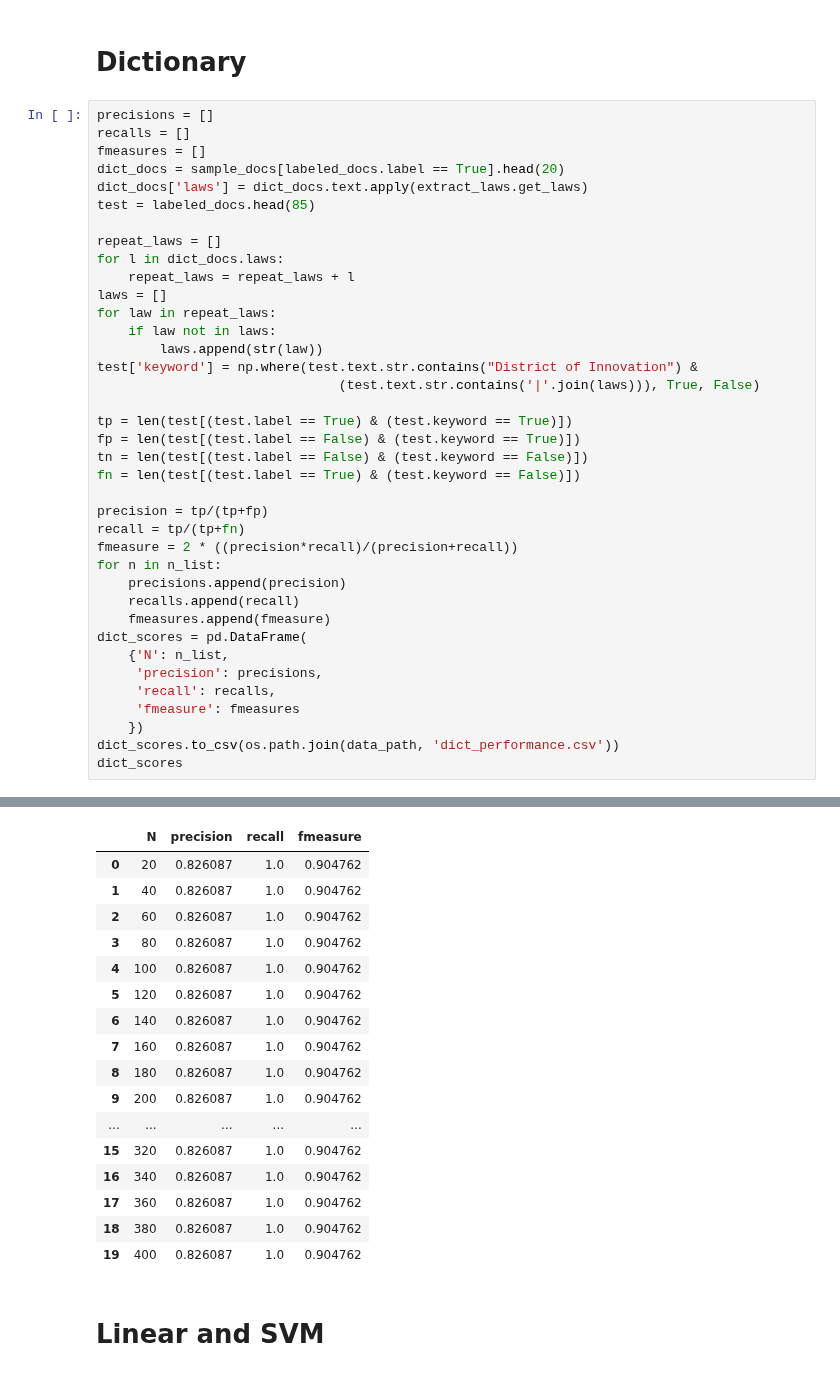
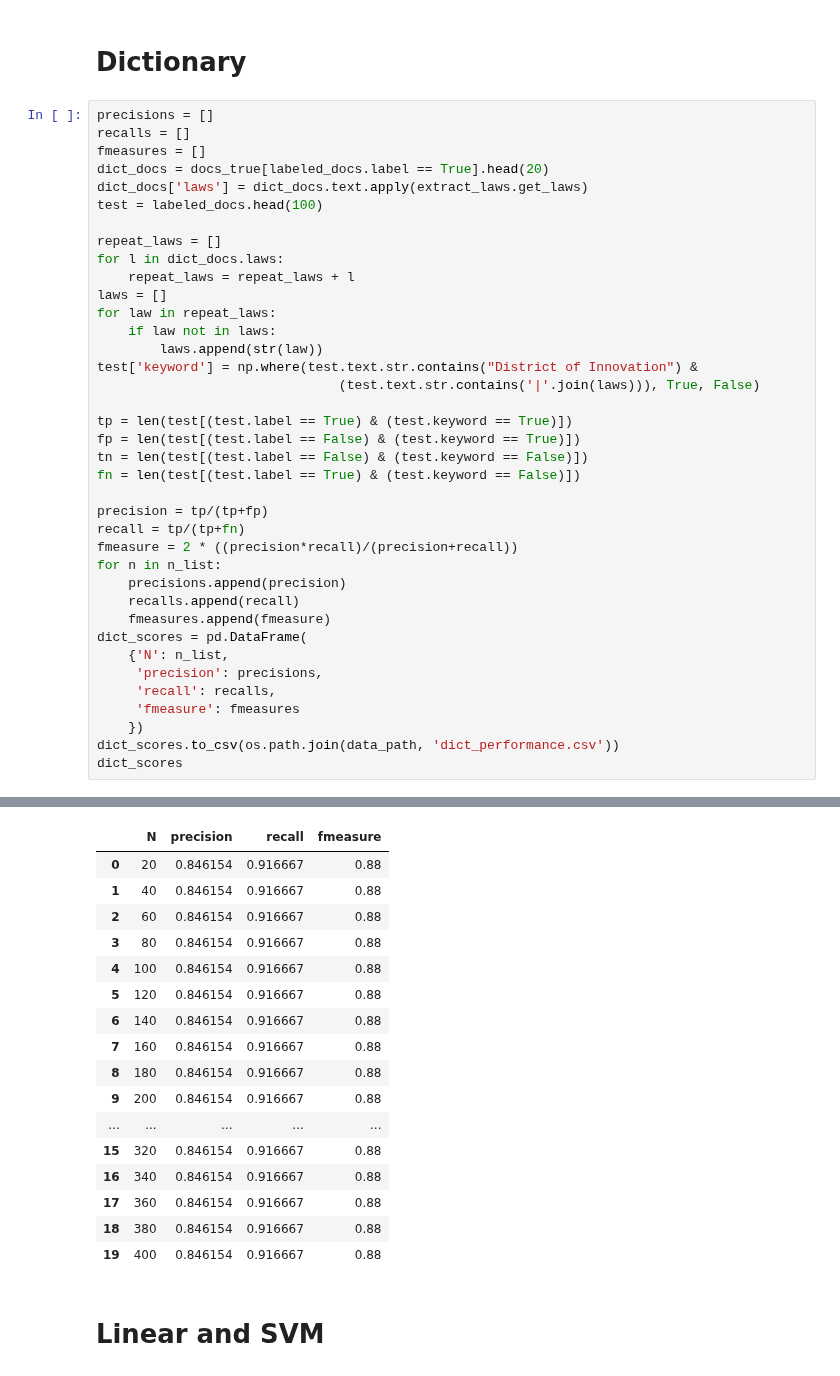
Before and after one commit to KylieLAnglin/dofis, a Jupyter notebook: data_from_plans/03_train_classifiers_and_make_learning_curve.ipynb, the cells around one changed output, grey strips where cells are left out. Drawn from its saved outputs; the diff is of its cells as text.

Commit message:
Fixed learning curve sample and lasso penalty

```diff
--- a/data_from_plans/03_train_classifiers_and_make_learning_curve.ipynb
+++ b/data_from_plans/03_train_classifiers_and_make_learning_curve.ipynb
@@ -51,9 +55,9 @@ n_list = [20, 40, 60, 80, 100, 120, 140, 160, 180, 200, 220, 240, 260, 280, 300,
 precisions = []
 recalls = []
 fmeasures = []
-dict_docs = sample_docs[labeled_docs.label == True].head(20)
+dict_docs = docs_true[labeled_docs.label == True].head(20)
 dict_docs['laws'] = dict_docs.text.apply(extract_laws.get_laws)
-test = labeled_docs.head(85)
+test = labeled_docs.head(100)
 
 repeat_laws = []
 for l in dict_docs.laws:
@@ -64,49 +68,49 @@ for law in repeat_laws:
         laws.append(str(law))
 test['keyword'] = np.where(test.text.str.contains("District of Innovation") &
                                (test.text.str.contains('|'.join(laws))), True, False)
 
 tp = len(test[(test.label == True) & (test.keyword == True)])
 fp = len(test[(test.label == False) & (test.keyword == True)])
 tn = len(test[(test.label == False) & (test.keyword == False)])
 fn = len(test[(test.label == True) & (test.keyword == False)])
 
 precision = tp/(tp+fp)
 recall = tp/(tp+fn)
 fmeasure = 2 * ((precision*recall)/(precision+recall))
 for n in n_list:
     precisions.append(precision)
     recalls.append(recall)
     fmeasures.append(fmeasure)
 dict_scores = pd.DataFrame(
     {'N': n_list,
      'precision': precisions,
      'recall': recalls,
      'fmeasure': fmeasures
     })
 dict_scores.to_csv(os.path.join(data_path, 'dict_performance.csv'))
 dict_scores
 # %% [output]
 A value is trying to be set on a copy of a slice from a DataFrame.
 Try using .loc[row_indexer,col_indexer] = value instead
 
 See the caveats in the documentation: http://pandas.pydata.org/pandas-docs/stable/indexing.html#indexing-view-versus-copy
 |  | N | precision | recall | fmeasure |
-| 0 | 20 | 0.826087 | 1.0 | 0.904762 |
-| 1 | 40 | 0.826087 | 1.0 | 0.904762 |
-| 2 | 60 | 0.826087 | 1.0 | 0.904762 |
-| 3 | 80 | 0.826087 | 1.0 | 0.904762 |
-| 4 | 100 | 0.826087 | 1.0 | 0.904762 |
-| 5 | 120 | 0.826087 | 1.0 | 0.904762 |
-| 6 | 140 | 0.826087 | 1.0 | 0.904762 |
-| 7 | 160 | 0.826087 | 1.0 | 0.904762 |
-| 8 | 180 | 0.826087 | 1.0 | 0.904762 |
-| 9 | 200 | 0.826087 | 1.0 | 0.904762 |
+| 0 | 20 | 0.846154 | 0.916667 | 0.88 |
+| 1 | 40 | 0.846154 | 0.916667 | 0.88 |
+| 2 | 60 | 0.846154 | 0.916667 | 0.88 |
+| 3 | 80 | 0.846154 | 0.916667 | 0.88 |
+| 4 | 100 | 0.846154 | 0.916667 | 0.88 |
+| 5 | 120 | 0.846154 | 0.916667 | 0.88 |
+| 6 | 140 | 0.846154 | 0.916667 | 0.88 |
+| 7 | 160 | 0.846154 | 0.916667 | 0.88 |
+| 8 | 180 | 0.846154 | 0.916667 | 0.88 |
+| 9 | 200 | 0.846154 | 0.916667 | 0.88 |
 | ... | ... | ... | ... | ... |
-| 15 | 320 | 0.826087 | 1.0 | 0.904762 |
-| 16 | 340 | 0.826087 | 1.0 | 0.904762 |
-| 17 | 360 | 0.826087 | 1.0 | 0.904762 |
-| 18 | 380 | 0.826087 | 1.0 | 0.904762 |
-| 19 | 400 | 0.826087 | 1.0 | 0.904762 |
+| 15 | 320 | 0.846154 | 0.916667 | 0.88 |
+| 16 | 340 | 0.846154 | 0.916667 | 0.88 |
+| 17 | 360 | 0.846154 | 0.916667 | 0.88 |
+| 18 | 380 | 0.846154 | 0.916667 | 0.88 |
+| 19 | 400 | 0.846154 | 0.916667 | 0.88 |
 # %% [markdown]
 # Linear and SVM
 # %%
```
Also changed, not shown: parts of 11 cells of this notebook.
